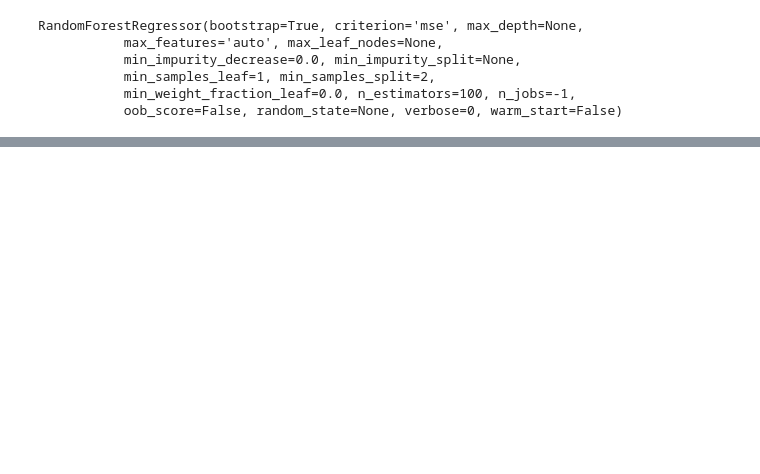
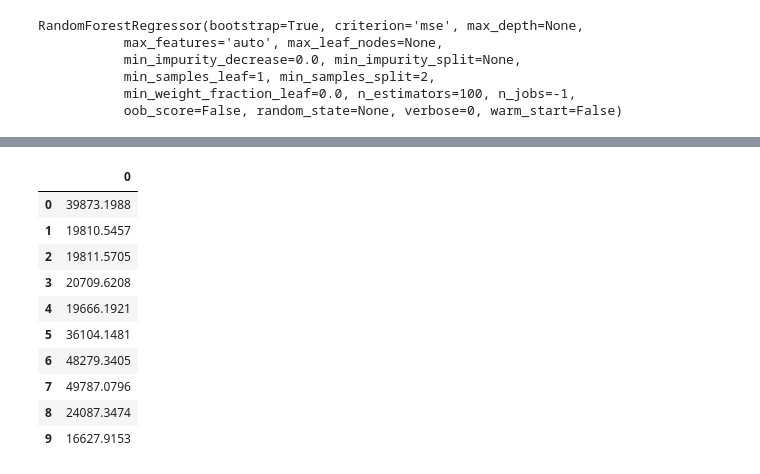
Before and after one commit to mohan-aditya05/walmart_sales_forecasting, a Jupyter notebook: Walmart Sales Forecast.ipynb, the cells around one changed output, grey strips where cells are left out. Cells and saved outputs as stored; diff of their text form; code cells hidden in the pictures; blank space fills up the shorter version.

```diff
--- a/Walmart Sales Forecast.ipynb
+++ b/Walmart Sales Forecast.ipynb
@@ -437,5 +443,19 @@ data_test['Oct']=0
 # %%
 pred=pd.DataFrame(data=model.predict(data_test),index=data_test.index)
+# %%
+pred.head(10)
+# %% [output]
+|  | 0 |
+| 0 | 39873.1988 |
+| 1 | 19810.5457 |
+| 2 | 19811.5705 |
+| 3 | 20709.6208 |
+| 4 | 19666.1921 |
+| 5 | 36104.1481 |
+| 6 | 48279.3405 |
+| 7 | 49787.0796 |
+| 8 | 24087.3474 |
+| 9 | 16627.9153 |
 # %%
 pred=pred.join(data_test['Date'])
 # %%
```
Also changed, not shown: parts of 15 cells of this notebook.
